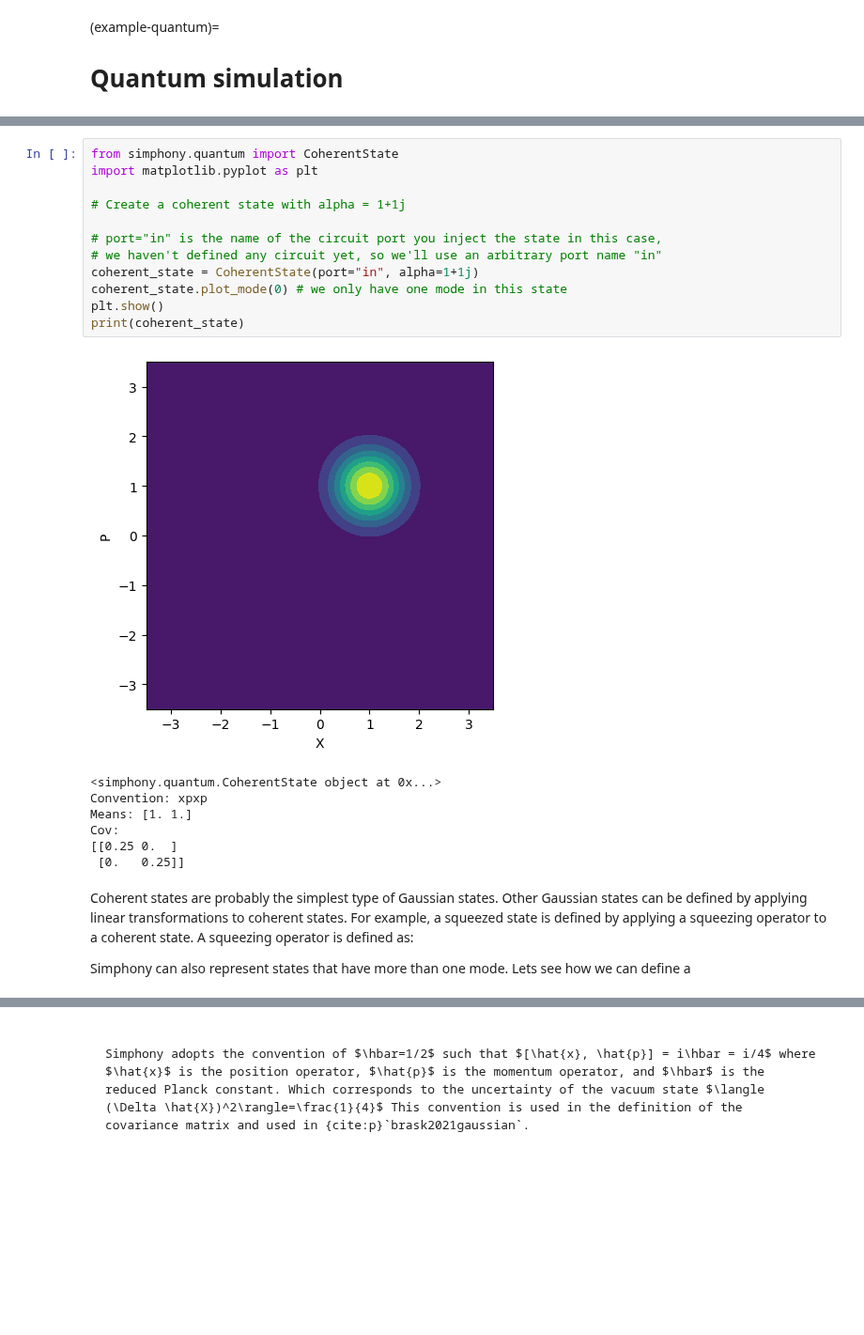
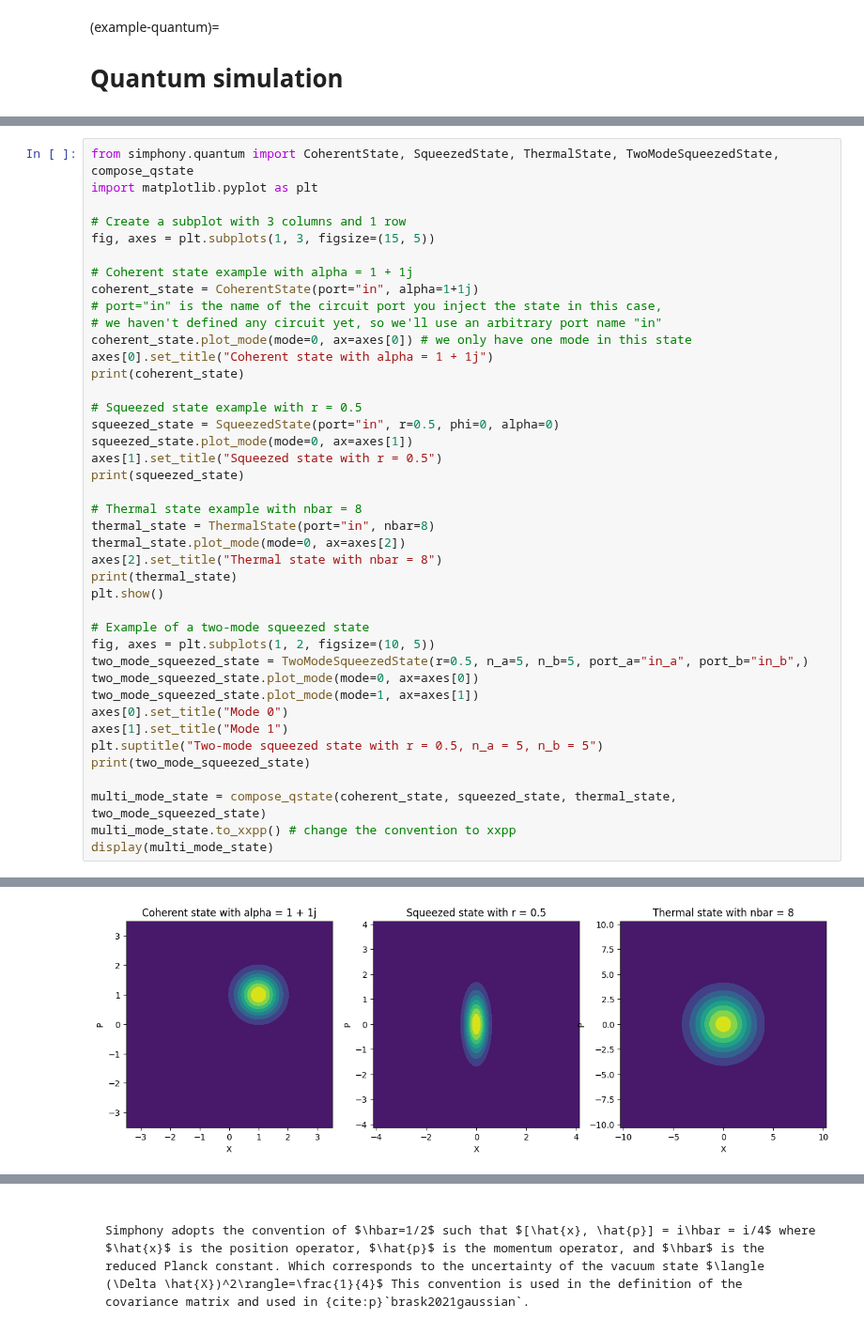
Before and after one commit to BYUCamachoLab/simphony, a Jupyter notebook: docs/tutorials/quantum.ipynb, the cells around one changed output, grey strips where cells are left out. Shown at 94% size. Drawn from its saved outputs; the diff is of its cells as text; blank space fills up the shorter version.

Commit message:
Updated quantum tutorial

```diff
--- a/docs/tutorials/quantum.ipynb
+++ b/docs/tutorials/quantum.ipynb
@@ -30,24 +94,42 @@ Lets define a coherent state with a complex field amplitude of $\alpha = 1 + i$
-# %%
-from simphony.quantum import CoherentState
-import matplotlib.pyplot as plt
-
-# Create a coherent state with alpha = 1+1j
-
-# port="in" is the name of the circuit port you inject the state in this case,
-# we haven't defined any circuit yet, so we'll use an arbitrary port name "in"
-coherent_state = CoherentState(port="in", alpha=1+1j)
-coherent_state.plot_mode(0) # we only have one mode in this state
-plt.show()
-print(coherent_state)
-# %% [output]
-[figure, removed]
-<simphony.quantum.CoherentState object at 0x...>
-Convention: xpxp
-Means: [1. 1.]
-Cov:
-[[0.25 0.  ]
- [0.   0.25]]
-# %% [markdown]
-Coherent states are probably the simplest type of Gaussian states. Other Gaussian states can be defined by applying linear transformations to coherent states. For example, a squeezed state is defined by applying a squeezing operator to a coherent state. A squeezing operator is defined as:
-
-Simphony can also represent states that have more than one mode. Lets see how we can define a
+# %%
+from simphony.quantum import CoherentState, SqueezedState, ThermalState, TwoModeSqueezedState, compose_qstate
+import matplotlib.pyplot as plt
+
+# Create a subplot with 3 columns and 1 row
+fig, axes = plt.subplots(1, 3, figsize=(15, 5))
+
+# Coherent state example with alpha = 1 + 1j
+coherent_state = CoherentState(port="in", alpha=1+1j)
+# port="in" is the name of the circuit port you inject the state in this case,
+# we haven't defined any circuit yet, so we'll use an arbitrary port name "in"
+coherent_state.plot_mode(mode=0, ax=axes[0]) # we only have one mode in this state
+axes[0].set_title("Coherent state with alpha = 1 + 1j")
+print(coherent_state)
+
+# Squeezed state example with r = 0.5
+squeezed_state = SqueezedState(port="in", r=0.5, phi=0, alpha=0)
+squeezed_state.plot_mode(mode=0, ax=axes[1])
+axes[1].set_title("Squeezed state with r = 0.5")
+print(squeezed_state)
+
+# Thermal state example with nbar = 8
+thermal_state = ThermalState(port="in", nbar=8)
+thermal_state.plot_mode(mode=0, ax=axes[2])
+axes[2].set_title("Thermal state with nbar = 8")
+print(thermal_state)
+plt.show()
+
+# Example of a two-mode squeezed state
+fig, axes = plt.subplots(1, 2, figsize=(10, 5))
+two_mode_squeezed_state = TwoModeSqueezedState(r=0.5, n_a=5, n_b=5, port_a="in_a", port_b="in_b",)
+two_mode_squeezed_state.plot_mode(mode=0, ax=axes[0])
+two_mode_squeezed_state.plot_mode(mode=1, ax=axes[1])
+axes[0].set_title("Mode 0")
+axes[1].set_title("Mode 1")
+plt.suptitle("Two-mode squeezed state with r = 0.5, n_a = 5, n_b = 5")
+print(two_mode_squeezed_state)
+
+multi_mode_state = compose_qstate(coherent_state, squeezed_state, thermal_state, two_mode_squeezed_state)
+multi_mode_state.to_xxpp() # change the convention to xxpp
+display(multi_mode_state)
+# %% [output]
@@ -53,0 +154 @@ Simphony can also represent states that have more than one mode. Lets see how we
+[figure, added]
```
Also changed, not shown: parts of 13 cells of this notebook, 2 other files.
